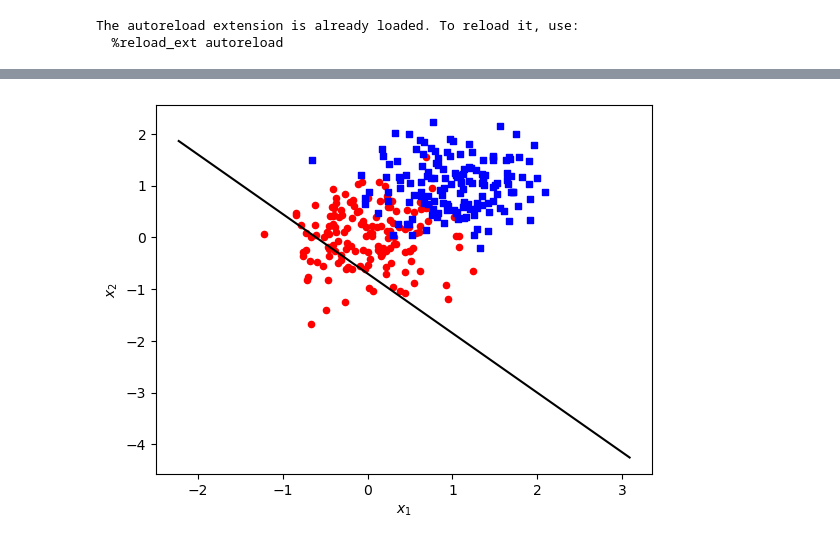
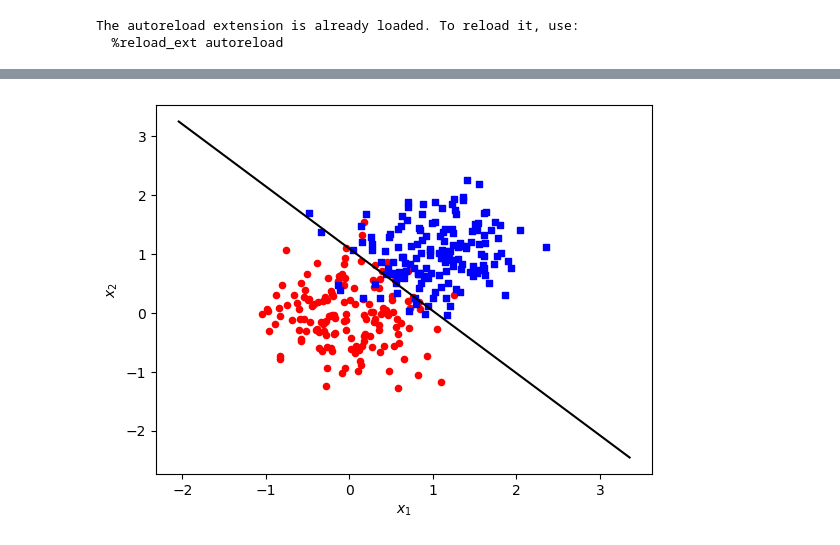
Before and after one commit to ShadowedSpace/ShadowedSpace.github.io, a Jupyter notebook: posts/BP7/BP7.ipynb, the cells around one changed output, grey strips where cells are left out. Cells and saved outputs as stored; diff of their text form; code cells hidden in the pictures.

```diff
--- a/posts/BP7/BP7.ipynb
+++ b/posts/BP7/BP7.ipynb
@@ -86,7 +86,7 @@ plt.plot(losses)
-# %%
-plot_data_and_boundary(X, y, LR.w)
-# %% [output]
-[figure, removed]
+# %%
+plot_data_and_boundary(X2, y2, LR2.w)
+# %% [output]
+[figure, added]
 # %%
 # overfitting
 
```
Also changed, not shown: parts of 10 cells of this notebook.
